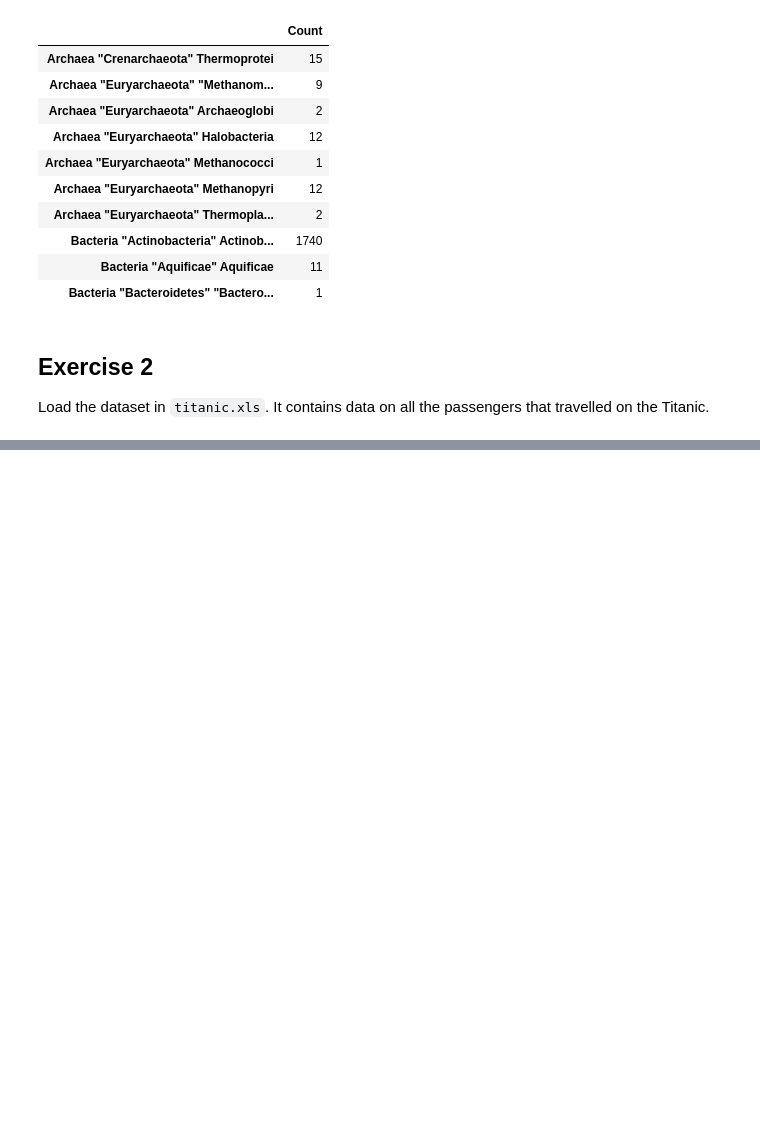
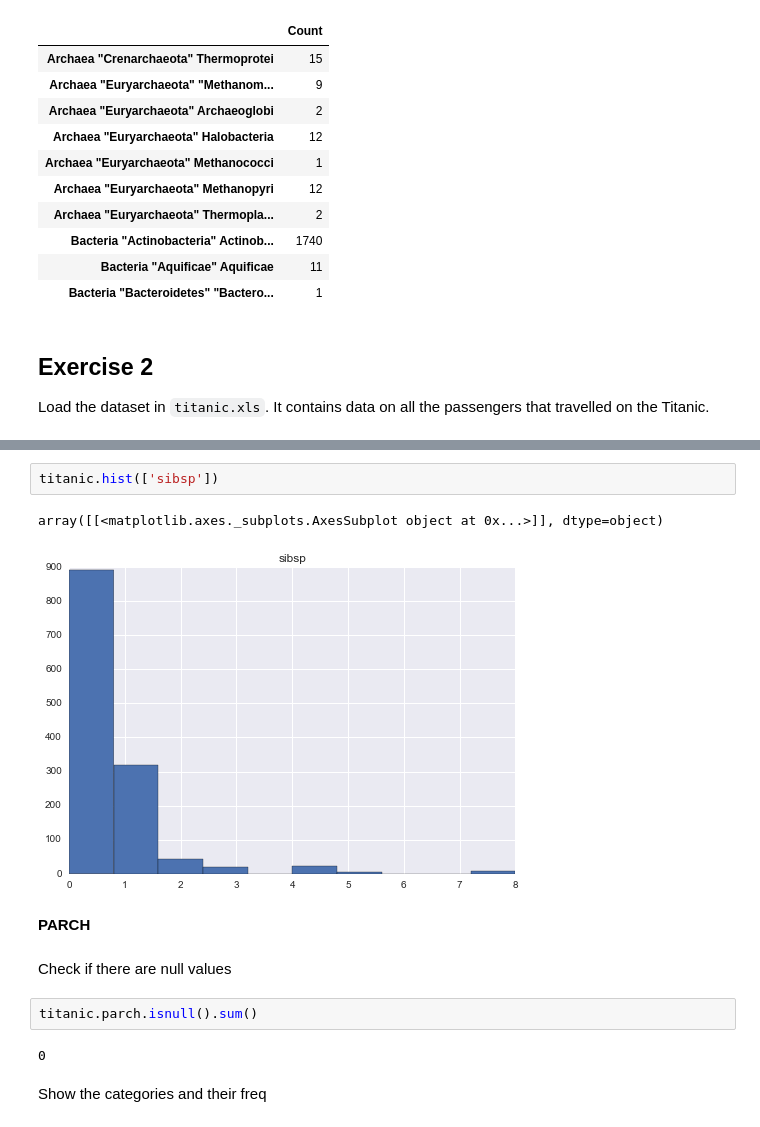
Before and after one commit to bojbilla/AdaHomeworks, a Jupyter notebook: 01 - Pandas and Data Wrangling/Data Wrangling with Pandas.ipynb, the cells around one changed output, grey strips where cells are left out. Saved outputs shown, nothing was run; the diff lists cells and outputs as text; blank space fills up the shorter version.

```diff
--- a/01 - Pandas and Data Wrangling/Data Wrangling with Pandas.ipynb
+++ b/01 - Pandas and Data Wrangling/Data Wrangling with Pandas.ipynb
@@ -1594,0 +1665,15 @@ Women and children first?
+# %%
+titanic.hist(['sibsp'])
+# %% [output]
+array([[<matplotlib.axes._subplots.AxesSubplot object at 0x...>]], dtype=object)
+[figure, added]
+# %% [markdown]
+<b>PARCH</b>
+# %% [markdown]
+Check if there are null values
+# %%
+titanic.parch.isnull().sum()
+# %% [output]
+0
+# %% [markdown]
+Show the categories and their freq
```
Also changed, not shown: parts of 90 cells of this notebook.
